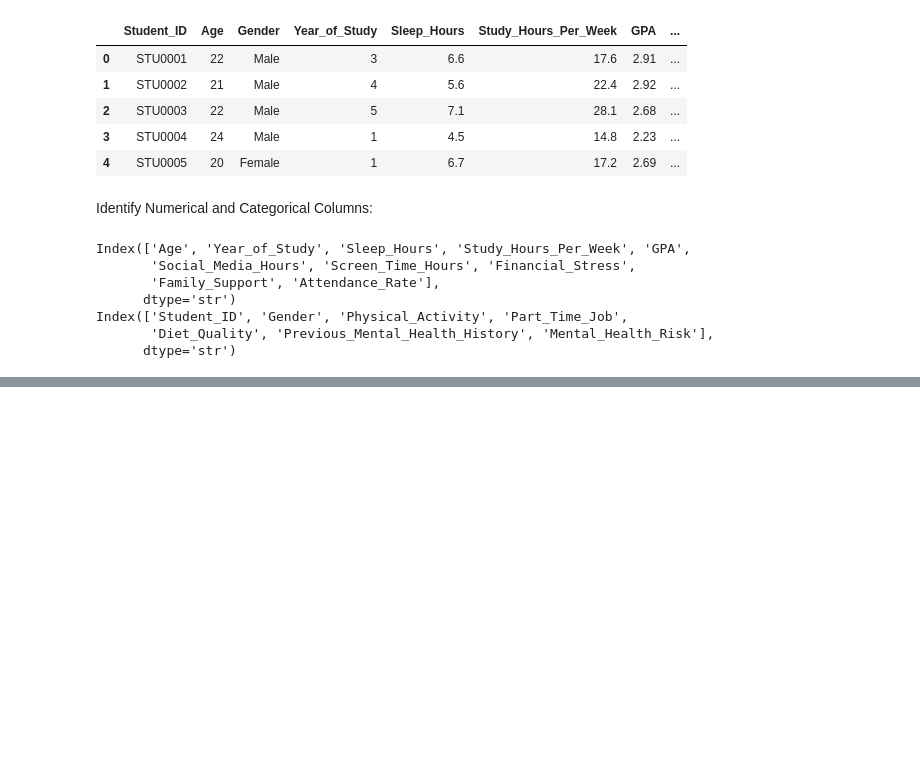
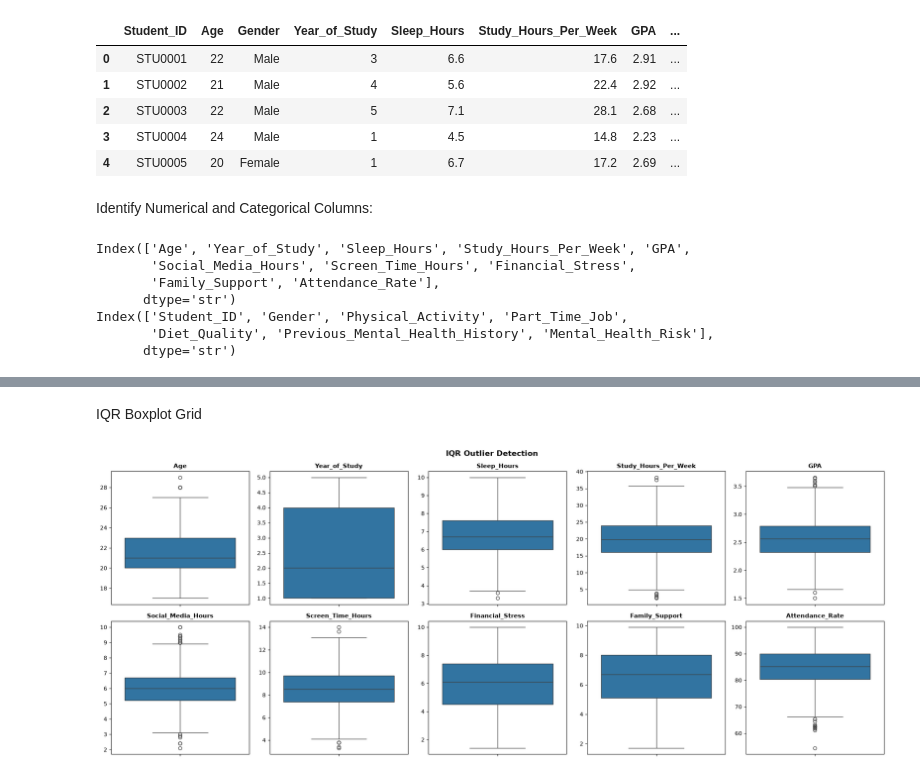
Before and after one commit to lioubiarabi/MindPulse-AI, a Jupyter notebook: notebooks/eda_audit.ipynb, the cells around one changed output, grey strips where cells are left out. Cells and saved outputs as stored; diff of their text form; code cells hidden in the pictures; blank space fills up the shorter version.

Commit message:
feat(eda): verify missing values, duplicates, logical inconsistencies, and outliers

```diff
--- a/notebooks/eda_audit.ipynb
+++ b/notebooks/eda_audit.ipynb
@@ -56,0 +59,25 @@ Index(['Student_ID', 'Gender', 'Physical_Activity', 'Part_Time_Job',
+# %%
+records = []
+
+for col in Numerical_columns:
+
+    Q1, Q3 = df[col].quantile(0.25), df[col].quantile(0.75)
+    IQR = Q3 - Q1
+    outliers = df[(df[col] < Q1 - 1.5 * IQR) | (df[col] > Q3 + 1.5 * IQR)]
+
+    records.append({
+        'column': col,
+        'missing_values': df[col].isnull().sum(),
+        'outliers': len(outliers)
+    })
+
+for col in Categorical_columns:
+    records.append({
+        'column': col,
+        'missing_values': df[col].isnull().sum(),
+        'outliers': 0
+    })
+
+df_check_analytics = pd.DataFrame(records).set_index("column")
+print("total duplicates: ", df.drop(columns="Student_ID").duplicated().sum())
+df_check_analytics
@@ -56,0 +105,16 @@ Index(['Student_ID', 'Gender', 'Physical_Activity', 'Part_Time_Job',
+# %% [markdown]
+IQR Boxplot Grid
+# %%
+fig, axes = plt.subplots(2, 5, figsize=(20, 8))
+axes = axes.flatten()
+
+for i, col in enumerate(Numerical_columns):
+    sns.boxplot(y=df[col], ax=axes[i])
+    axes[i].set_title(col, fontsize=11, fontweight='bold')
+    axes[i].set_ylabel("")
+
+plt.suptitle("IQR Outlier Detection", fontsize=14, fontweight='bold')
+plt.tight_layout()
+plt.show()
+# %% [output]
+[figure, added]
```
Also changed, not shown: parts of 2 cells of this notebook.
